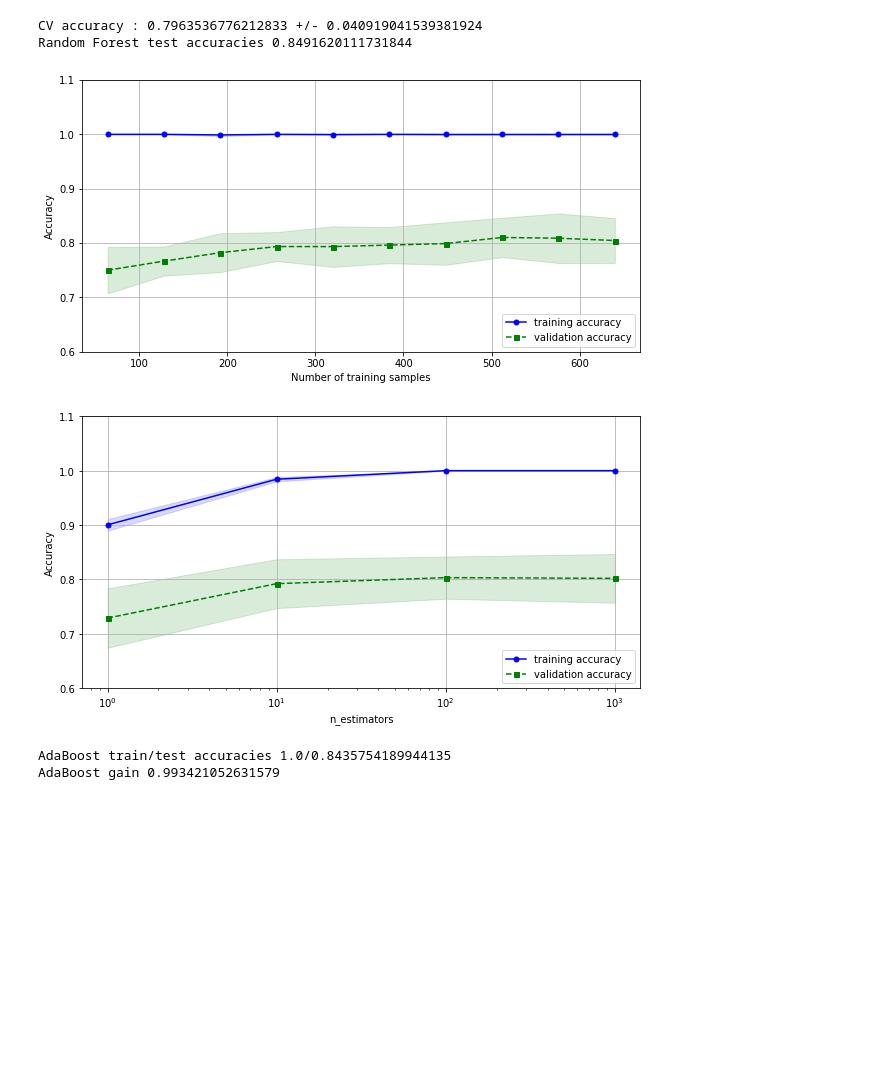
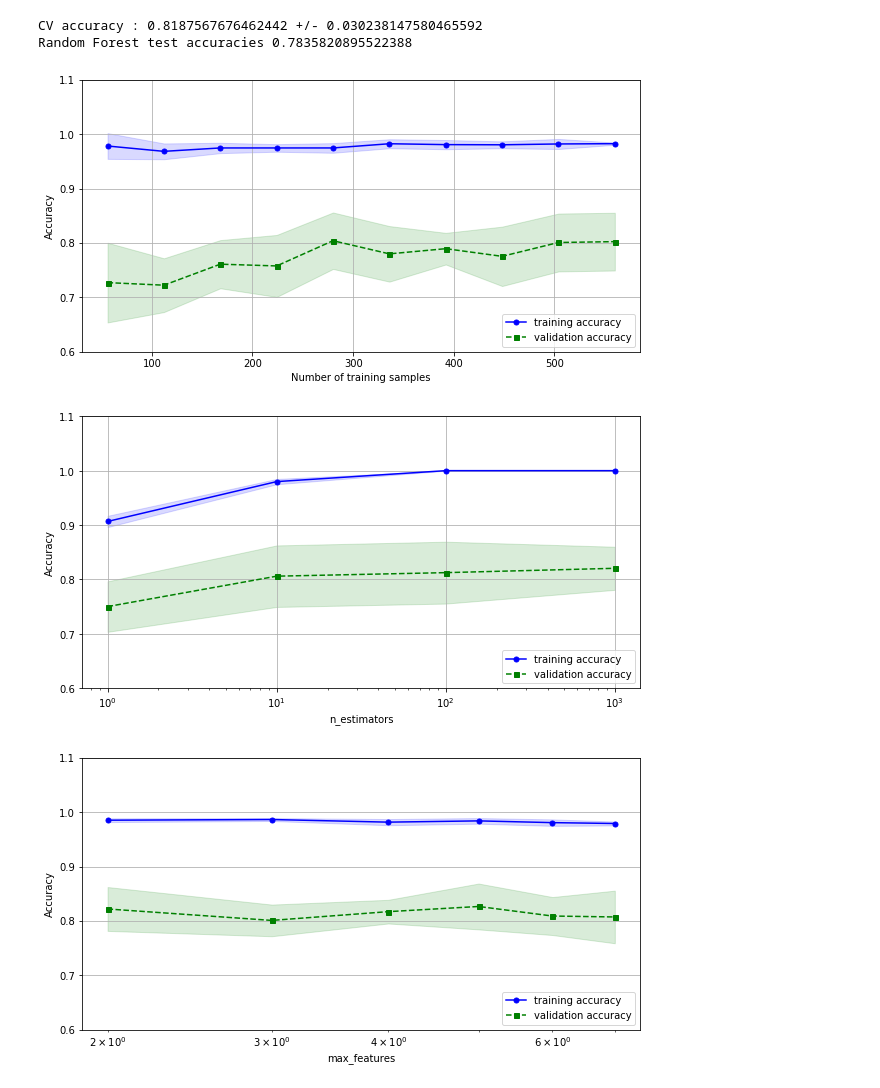
Before and after one commit to yangvnks/titanic-classification, a Jupyter notebook: random-forest.ipynb, the cells around one changed output. Saved outputs shown, nothing was run; the diff lists cells and outputs as text; code cells hidden in the pictures; blank space fills up the shorter version.

Commit message:
paramter tuning on n_estimators,max_features

```diff
--- a/random-forest.ipynb
+++ b/random-forest.ipynb
@@ -153,7 +153,7 @@ X = np.asarray(X)
 #Create training set and test set with split 0.2
 X_train , X_test ,y_train,y_test = train_test_split(X,
                                                     y,
-                                                    test_size=0.2,
+                                                    test_size=0.3,
                                                     random_state=1,
                                                     stratify=y)
 
@@ -167,8 +167,10 @@ import sklearn.ensemble as ske
 kfold = StratifiedKFold(n_splits=10,random_state=1).split(X_train,y_train)
 
 #Initialization of Random Forest Classifier
-rf = ske.RandomForestClassifier(n_estimators=50,
-                                max_features=3).fit(X_train, y_train)
+rf = ske.RandomForestClassifier(n_estimators=10,
+                                max_features=7,
+                                criterion='gini',
+                                bootstrap=True).fit(X_train, y_train)
 
 #Cross-validation score saved in scores array
 scores= []
@@ -180,31 +182,30 @@ print("\nCV accuracy : {} +/- {}".format(np.mean(scores),np.std(scores)))
 rf_test_score=rf.score(X_test,y_test)
 print("Random Forest test accuracies {}".format(rf_test_score))
 # %% [output]
-CV accuracy : 0.7963536776212833 +/- 0.040919041539381924
-Random Forest test accuracies 0.8491620111731844
+CV accuracy : 0.8187567676462442 +/- 0.030238147580465592
+Random Forest test accuracies 0.7835820895522388
 # %%
 #Plotting graphs
 plot_cv_accuracy(rf)
 plot_cv_overfitting(rf,'n_estimators',[1,10,100,1000])
+plot_cv_overfitting(rf,'max_features',[2,3,4,5,6,7])
 # %% [output]
-[figure, old version]
+[figure, new version]
-[figure, old version]
+[figure, new version]
+[figure, added]
 # %%
-#Initialization of AdaBoostClassifier
-ada = AdaBoostClassifier(base_estimator=rf,
-                         n_estimators=10,
-                         learning_rate=0.1,
-                         random_state=1)
-#AdaBoost training
-ada = ada.fit(X_train,y_train)
-y_train_pred = ada.predict(X_train)
-y_test_pred = ada.predict(X_test)
-ada_train_score= accuracy_score(y_train,y_train_pred)
-ada_test_score= accuracy_score(y_test,y_test_pred)
-print("AdaBoost train/test accuracies {}/{}".format(ada_train_score,ada_test_score))
-print("AdaBoost gain {}".format(ada_test_score/rf_test_score))
+# #Initialization of AdaBoostClassifier
+# ada = AdaBoostClassifier(base_estimator=tree_clf,
+#                          n_estimators=10,
+#                          learning_rate=0.5,
+#                          random_state=1)
+# #AdaBoost training
+# ada = ada.fit(X_train,y_train)
+# y_train_pred = ada.predict(X_train)
+# y_test_pred = ada.predict(X_test)
+# ada_train_score= accuracy_score(y_train,y_train_pred)
+# ada_test_score= accuracy_score(y_test,y_test_pred)
+# print("AdaBoost train/test accuracies {}/{}".format(ada_train_score,ada_test_score))
+# print("AdaBoost gain {}".format(ada_test_score/rf_test_score))
-# %% [output]
-AdaBoost train/test accuracies 1.0/0.8435754189944135
-AdaBoost gain 0.993421052631579
 # %%
 #Prediction on real test set using ada boost
```
Also changed, not shown: parts of 1 cell of this notebook, 1 other file.
